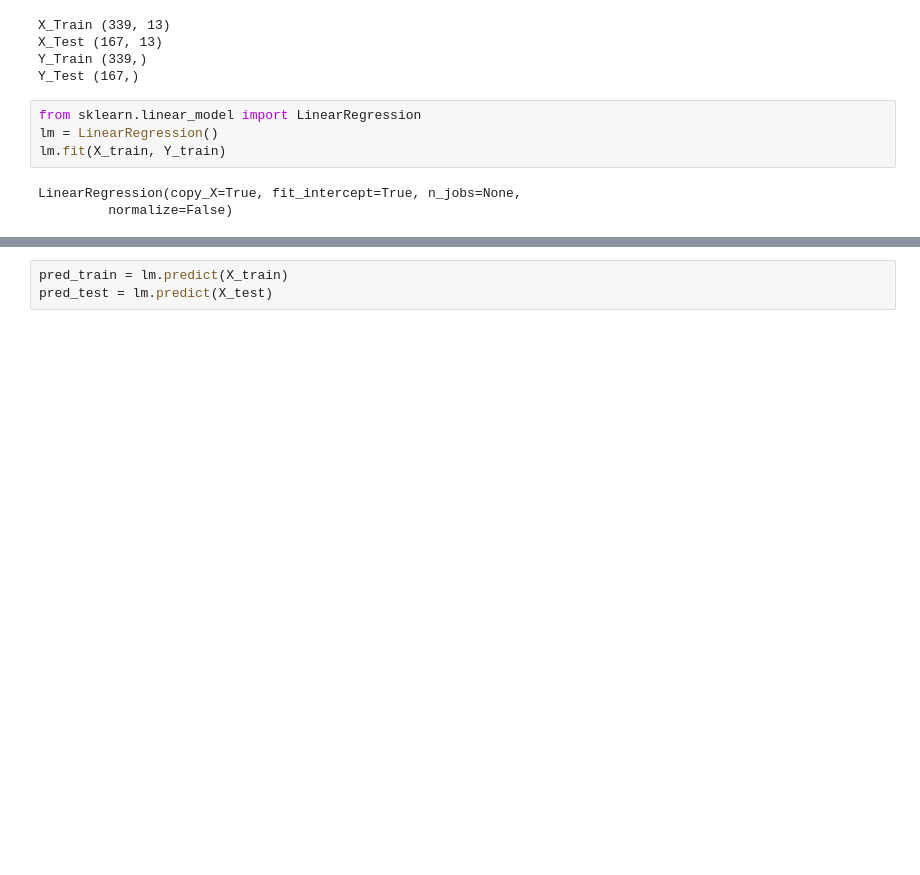
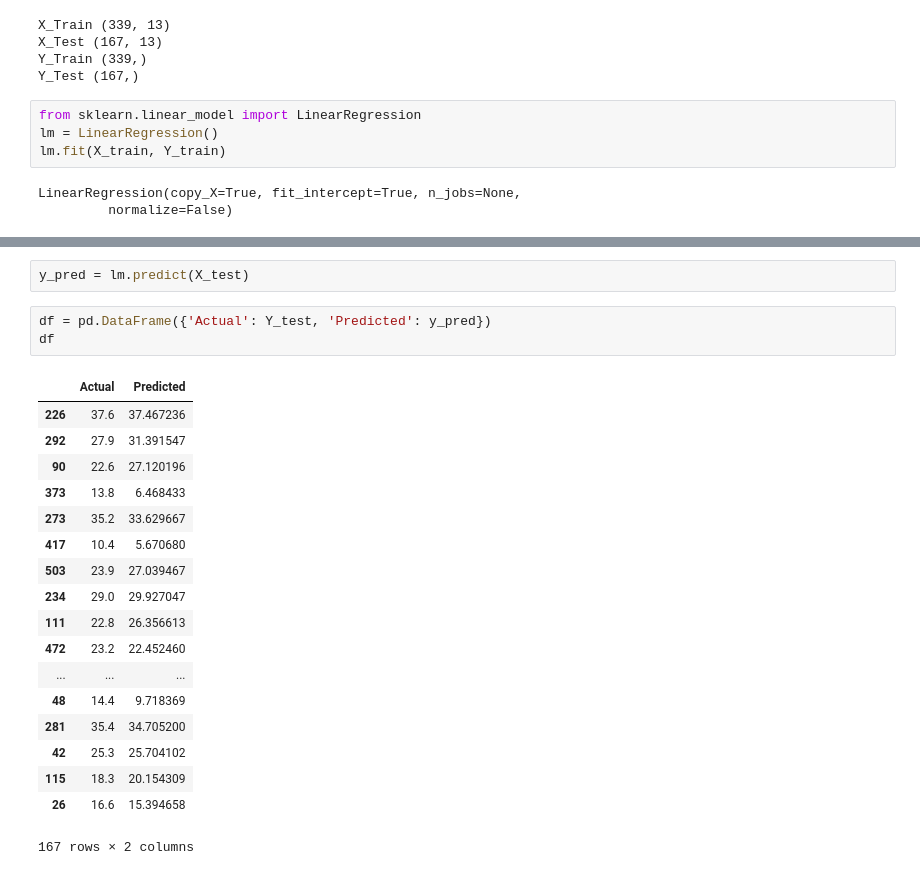
Before and after one commit to vijaypatha/regression_lab, a Jupyter notebook: Regression_Lab/Boston_v2.ipynb, the cells around one changed output, grey strips where cells are left out. Saved outputs shown, nothing was run; the diff lists cells and outputs as text; blank space fills up the shorter version.

```diff
--- a/Regression_Lab/Boston_v2.ipynb
+++ b/Regression_Lab/Boston_v2.ipynb
@@ -52,3 +70,24 @@ LinearRegression(copy_X=True, fit_intercept=True, n_jobs=None,
 # %%
-pred_train = lm.predict(X_train)
-pred_test = lm.predict(X_test)
+y_pred = lm.predict(X_test)
+# %%
+df = pd.DataFrame({'Actual': Y_test, 'Predicted': y_pred})
+df
+# %% [output]
+|  | Actual | Predicted |
+| 226 | 37.6 | 37.467236 |
+| 292 | 27.9 | 31.391547 |
+| 90 | 22.6 | 27.120196 |
+| 373 | 13.8 | 6.468433 |
+| 273 | 35.2 | 33.629667 |
+| 417 | 10.4 | 5.670680 |
+| 503 | 23.9 | 27.039467 |
+| 234 | 29.0 | 29.927047 |
+| 111 | 22.8 | 26.356613 |
+| 472 | 23.2 | 22.452460 |
+| ... | ... | ... |
+| 48 | 14.4 | 9.718369 |
+| 281 | 35.4 | 34.705200 |
+| 42 | 25.3 | 25.704102 |
+| 115 | 18.3 | 20.154309 |
+| 26 | 16.6 | 15.394658 |
+167 rows × 2 columns
```
Also changed, not shown: parts of 7 cells of this notebook.
